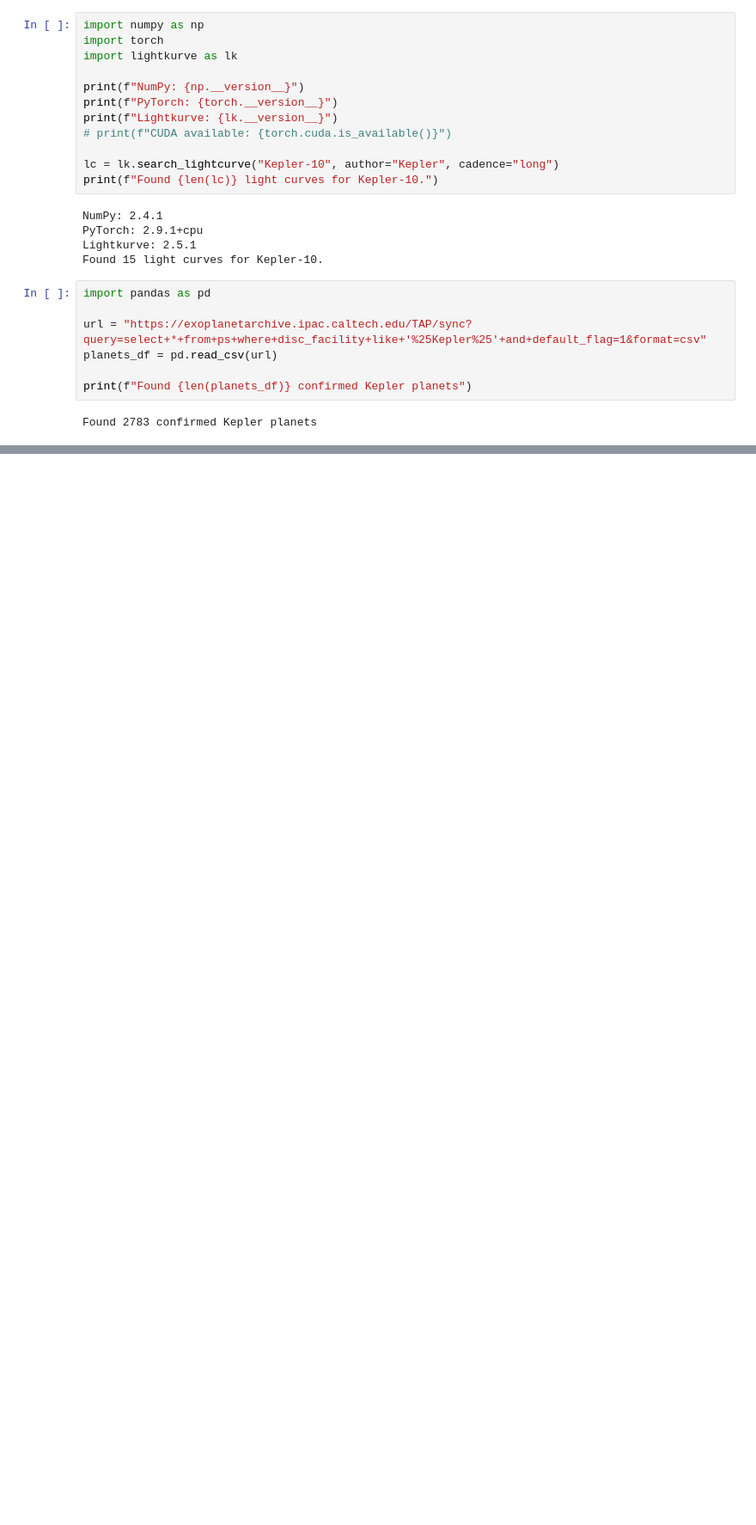
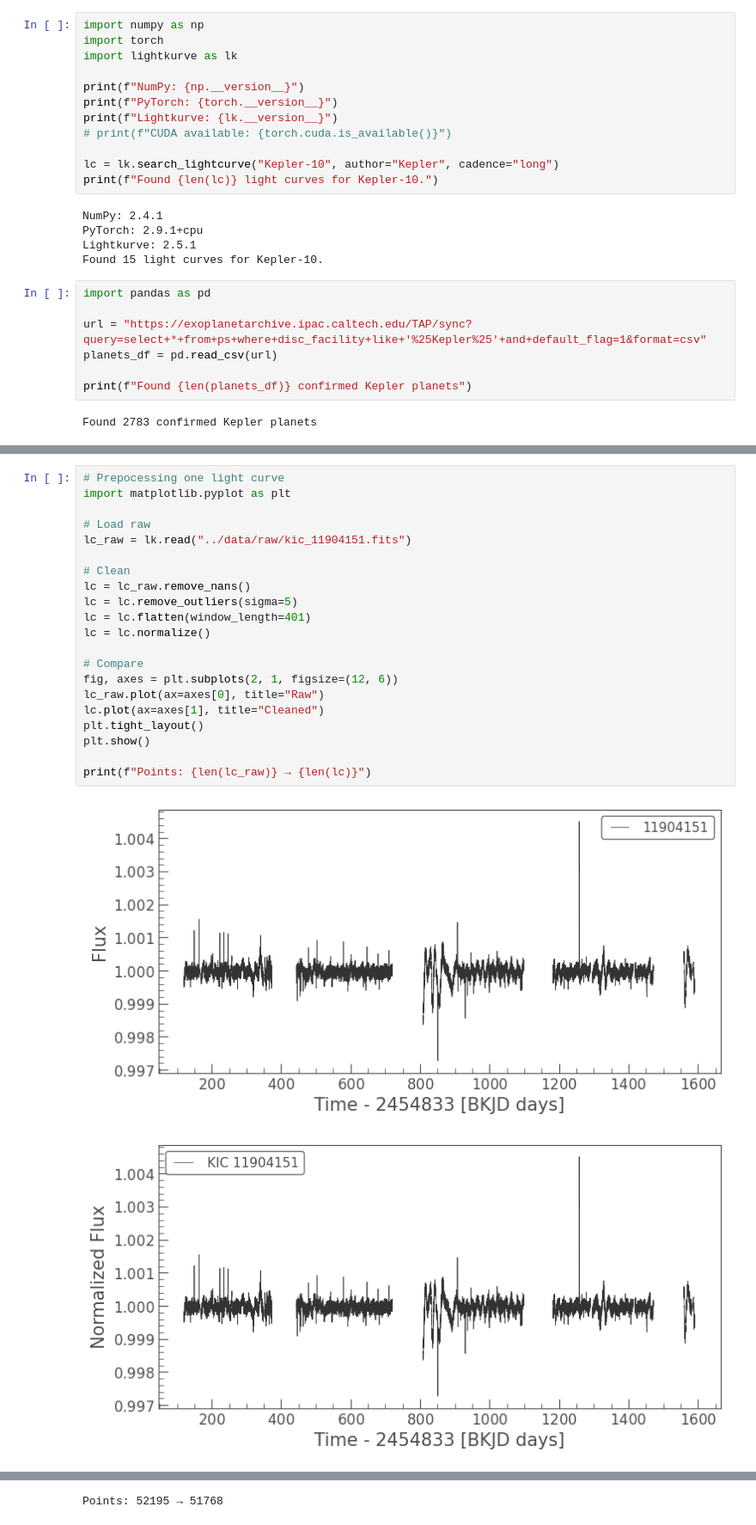
Before and after one commit to MikeMurgia/AIExoplanetFinder, a Jupyter notebook: notebooks/data_exploration.ipynb, the cells around one changed output, grey strips where cells are left out. Shown at 86% size. Cells and saved outputs as stored; diff of their text form; blank space fills up the shorter version.

Commit message:
Static example data and first model

```diff
--- a/notebooks/data_exploration.ipynb
+++ b/notebooks/data_exploration.ipynb
@@ -52,0 +92,24 @@ def download_lightcurve(kepid, save_dir="data/raw"):
+# %%
+# Prepocessing one light curve
+import matplotlib.pyplot as plt
+
+# Load raw
+lc_raw = lk.read("../data/raw/kic_11904151.fits")
+
+# Clean
+lc = lc_raw.remove_nans()
+lc = lc.remove_outliers(sigma=5)
+lc = lc.flatten(window_length=401)
+lc = lc.normalize()
+
+# Compare
+fig, axes = plt.subplots(2, 1, figsize=(12, 6))
+lc_raw.plot(ax=axes[0], title="Raw")
+lc.plot(ax=axes[1], title="Cleaned")
+plt.tight_layout()
+plt.show()
+
+print(f"Points: {len(lc_raw)} → {len(lc)}")
+# %% [output]
+[figure, added]
+[figure, added]
@@ -52,0 +117 @@ def download_lightcurve(kepid, save_dir="data/raw"):
+Points: 52195 → 51768
```
Also changed, not shown: parts of 19 cells of this notebook, 44 other files.
